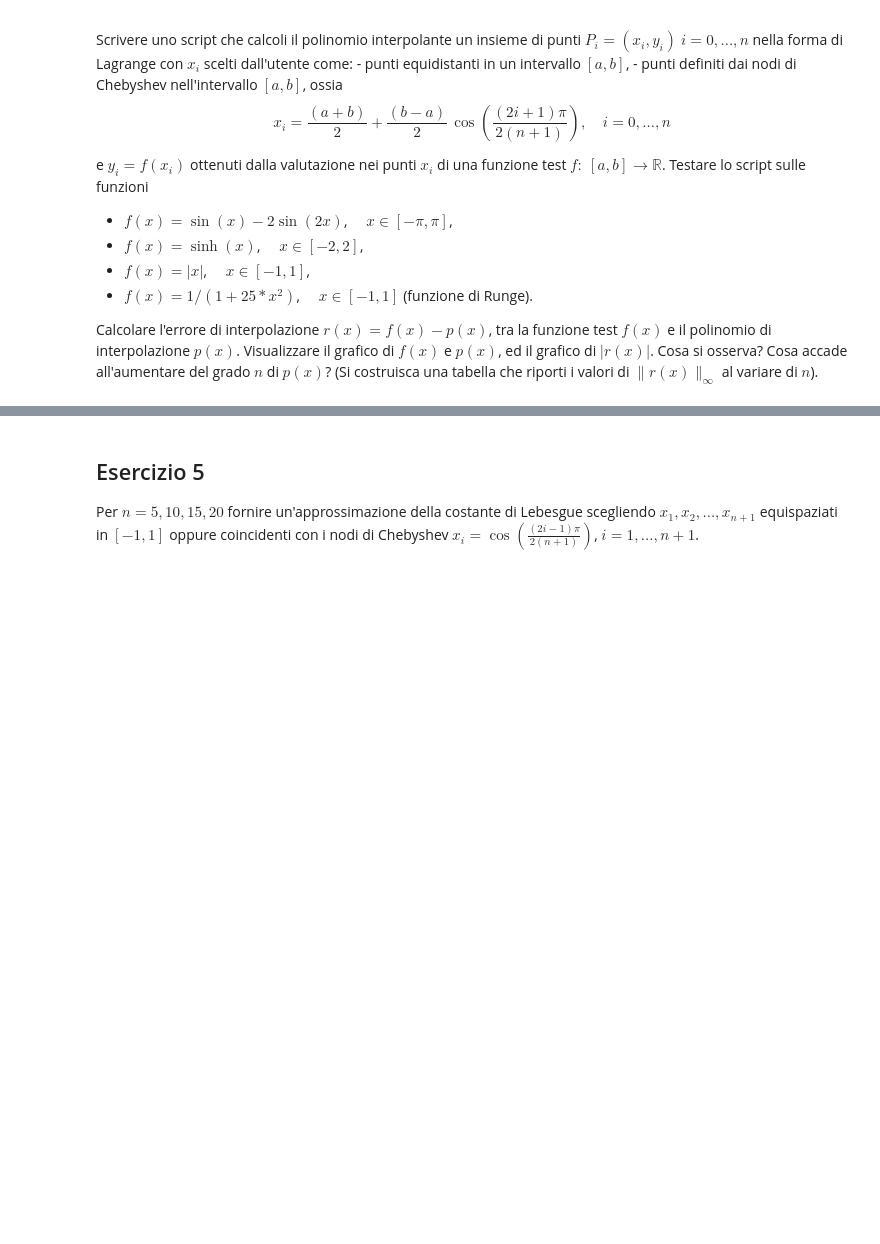
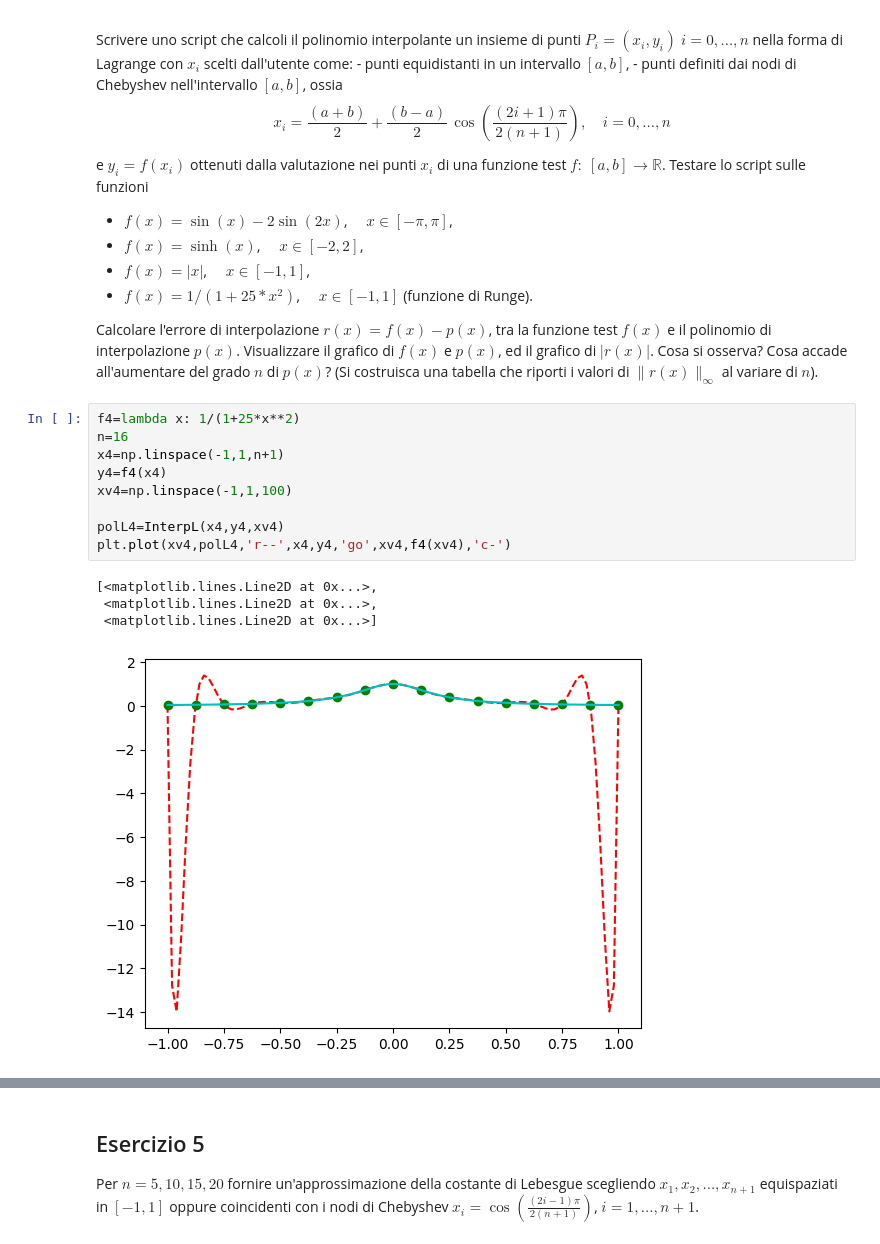
Before and after one commit to delpiter/Numerical_Methods_for_AI, a Jupyter notebook: lab12/ESercitazione_12.ipynb, the cells around one changed output, grey strips where cells are left out. Cells and saved outputs as stored; diff of their text form; blank space fills up the shorter version.

```diff
--- a/lab12/ESercitazione_12.ipynb
+++ b/lab12/ESercitazione_12.ipynb
@@ -256,3 +289,17 @@ tra la funzione test $f(x)$ e il polinomio di interpolazione $p(x)$.
 Visualizzare il grafico di $f(x)$ e $p(x)$, ed il grafico di
 $|r(x)|$. Cosa si osserva? Cosa accade all'aumentare del grado $n$ di $p(x)$?
 (Si costruisca una tabella che riporti i valori di $\|r(x)\|_{\infty}$ al variare di $n$).
+# %%
+f4=lambda x: 1/(1+25*x**2)
+n=16
+x4=np.linspace(-1,1,n+1)
+y4=f4(x4)
+xv4=np.linspace(-1,1,100)
+
+polL4=InterpL(x4,y4,xv4)
+plt.plot(xv4,polL4,'r--',x4,y4,'go',xv4,f4(xv4),'c-')
+# %% [output]
+[<matplotlib.lines.Line2D at 0x...>,
+ <matplotlib.lines.Line2D at 0x...>,
+ <matplotlib.lines.Line2D at 0x...>]
+[figure, added]
```
Also changed, not shown: parts of 8 cells of this notebook, 7 other files.
